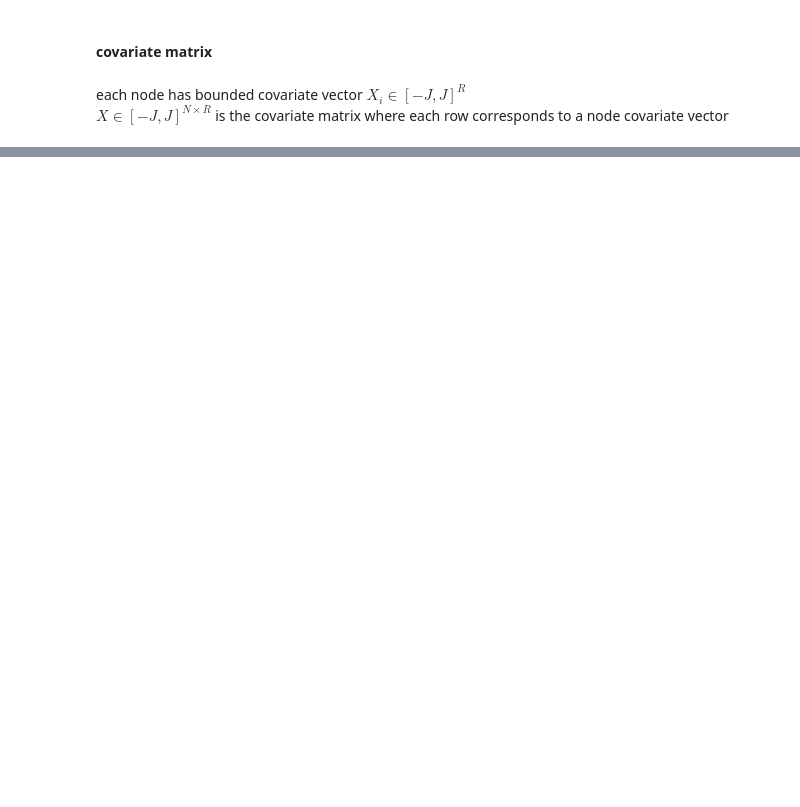
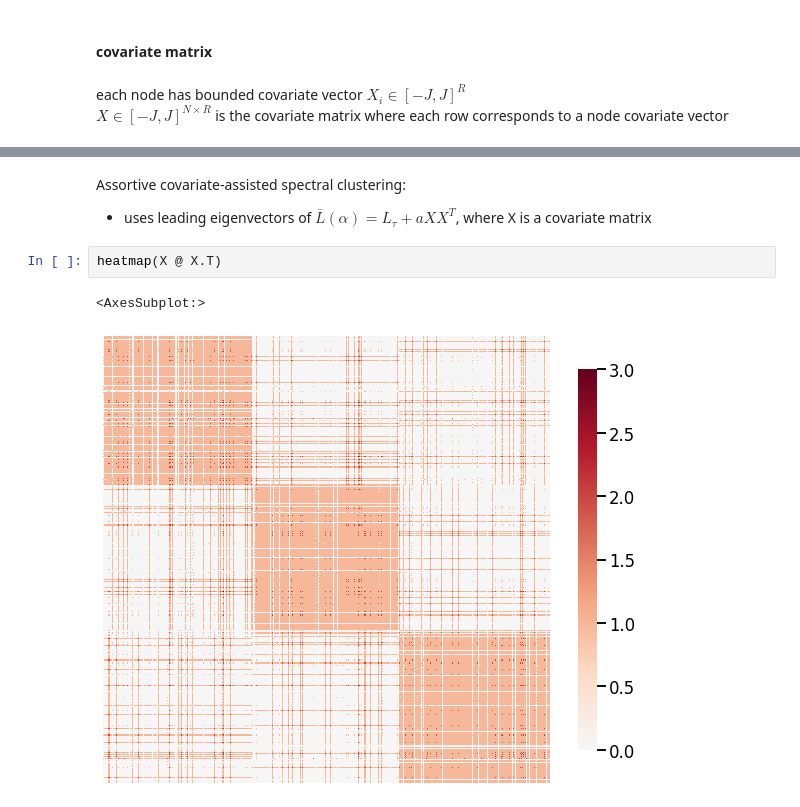
Before and after one commit to loftusa/graspy-personal, a Jupyter notebook: notebooks/casc_paper.ipynb, the cells around one changed output, grey strips where cells are left out. Saved outputs shown, nothing was run; the diff lists cells and outputs as text; blank space fills up the shorter version.

```diff
--- a/notebooks/casc_paper.ipynb
+++ b/notebooks/casc_paper.ipynb
@@ -133,0 +120,8 @@ array([[1, 0, 0],
+# %% [markdown]
+Assortive covariate-assisted spectral clustering:
+- uses leading eigenvectors of $\bar{L}(\alpha) = L_{\tau} + aXX^T$, where X is a covariate matrix
+# %%
+heatmap(X @ X.T)
+# %% [output]
+<AxesSubplot:>
+[figure, added]
```
Also changed, not shown: parts of 29 cells of this notebook, 1 other file.
